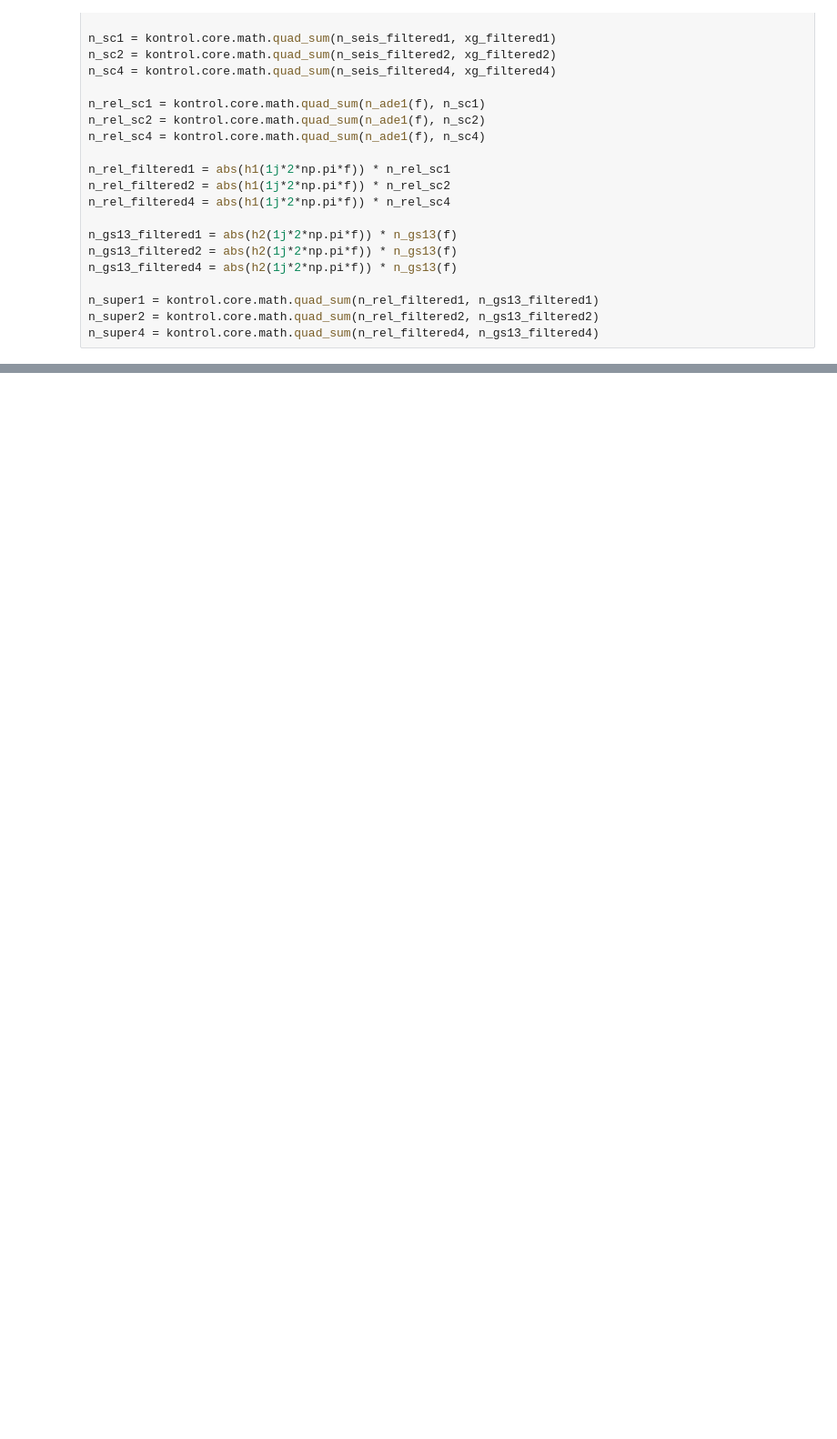
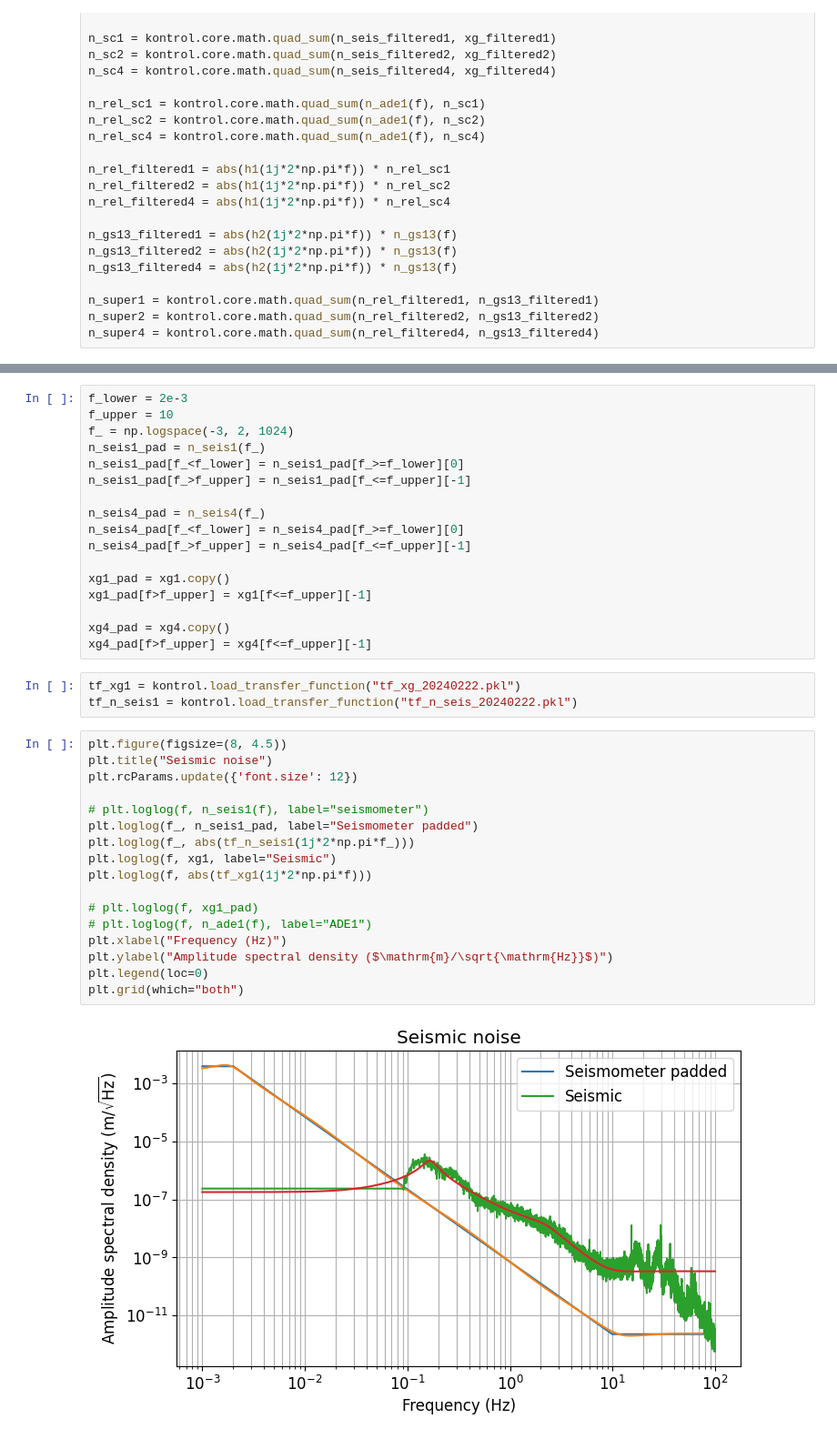
Before and after one commit to terrencetec/seibot, a Jupyter notebook: notebook/ligo_performance.ipynb, the cells around one changed output, grey strips where cells are left out. Shown at 91% size. Cells and saved outputs as stored; diff of their text form; blank space fills up the shorter version.

```diff
--- a/notebook/ligo_performance.ipynb
+++ b/notebook/ligo_performance.ipynb
@@ -179,0 +196,39 @@ plt.grid(which="both")
+# %%
+f_lower = 2e-3
+f_upper = 10
+f_ = np.logspace(-3, 2, 1024)
+n_seis1_pad = n_seis1(f_)
+n_seis1_pad[f_<f_lower] = n_seis1_pad[f_>=f_lower][0]
+n_seis1_pad[f_>f_upper] = n_seis1_pad[f_<=f_upper][-1]
+
+n_seis4_pad = n_seis4(f_)
+n_seis4_pad[f_<f_lower] = n_seis4_pad[f_>=f_lower][0]
+n_seis4_pad[f_>f_upper] = n_seis4_pad[f_<=f_upper][-1]
+
+xg1_pad = xg1.copy()
+xg1_pad[f>f_upper] = xg1[f<=f_upper][-1]
+
+xg4_pad = xg4.copy()
+xg4_pad[f>f_upper] = xg4[f<=f_upper][-1]
+# %%
+tf_xg1 = kontrol.load_transfer_function("tf_xg_20240222.pkl")
+tf_n_seis1 = kontrol.load_transfer_function("tf_n_seis_20240222.pkl")
+# %%
+plt.figure(figsize=(8, 4.5))
+plt.title("Seismic noise")
+plt.rcParams.update({'font.size': 12})
+
+# plt.loglog(f, n_seis1(f), label="seismometer")
+plt.loglog(f_, n_seis1_pad, label="Seismometer padded")
+plt.loglog(f_, abs(tf_n_seis1(1j*2*np.pi*f_)))
+plt.loglog(f, xg1, label="Seismic")
+plt.loglog(f, abs(tf_xg1(1j*2*np.pi*f)))
+
+# plt.loglog(f, xg1_pad)
+# plt.loglog(f, n_ade1(f), label="ADE1")
+plt.xlabel("Frequency (Hz)")
+plt.ylabel("Amplitude spectral density ($\mathrm{m}/\sqrt{\mathrm{Hz}}$)")
+plt.legend(loc=0)
+plt.grid(which="both")
+# %% [output]
+[figure, added]
```
Also changed, not shown: parts of 41 cells of this notebook, 24 other files.
